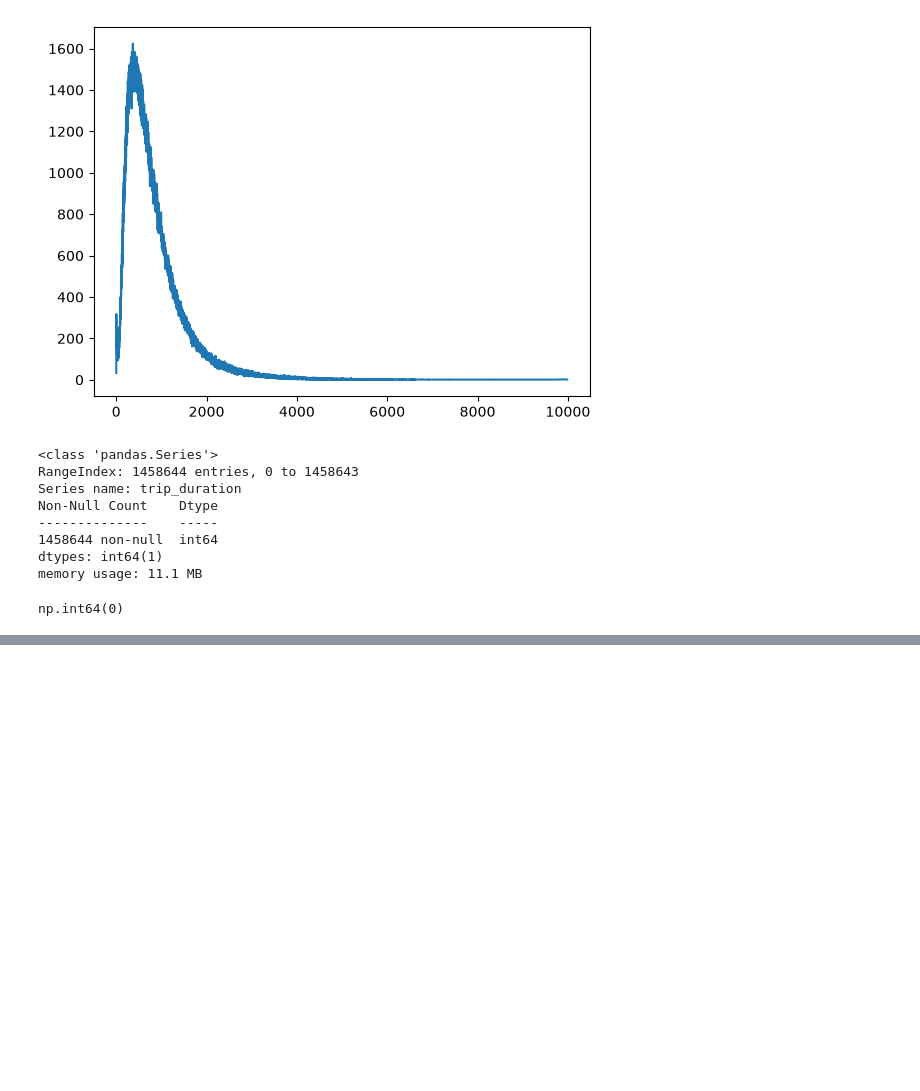
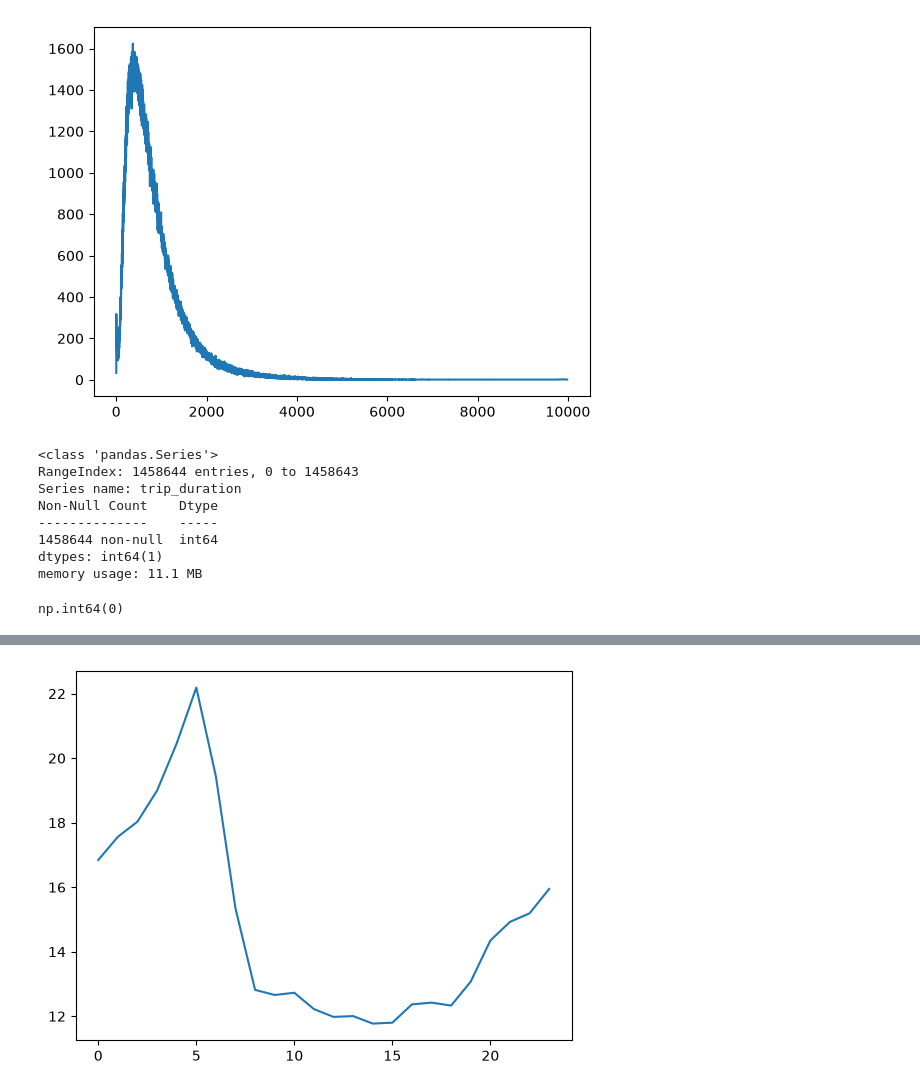
Before and after one commit to faresBenhammadi/data_analysis_taxi, a Jupyter notebook: taxi.ipynb, the cells around one changed output, grey strips where cells are left out. Saved outputs shown, nothing was run; the diff lists cells and outputs as text; code cells hidden in the pictures; blank space fills up the shorter version.

```diff
--- a/taxi.ipynb
+++ b/taxi.ipynb
@@ -218,0 +303,10 @@ np.int64(0)
+# %%
+df_duration_distance["hour"] = df_duration_distance["pickup_datetime"].dt.hour
+group_by_hours = df_duration_distance.groupby("hour")
+# %%
+plot_hours_by_speed = group_by_hours["average speed_km/h"].mean()
+plt.figure()
+plt.plot(plot_hours_by_speed.index,plot_hours_by_speed.values)
+plt.show()
+# %% [output]
+[figure, added]
```
Also changed, not shown: parts of 13 cells of this notebook.
